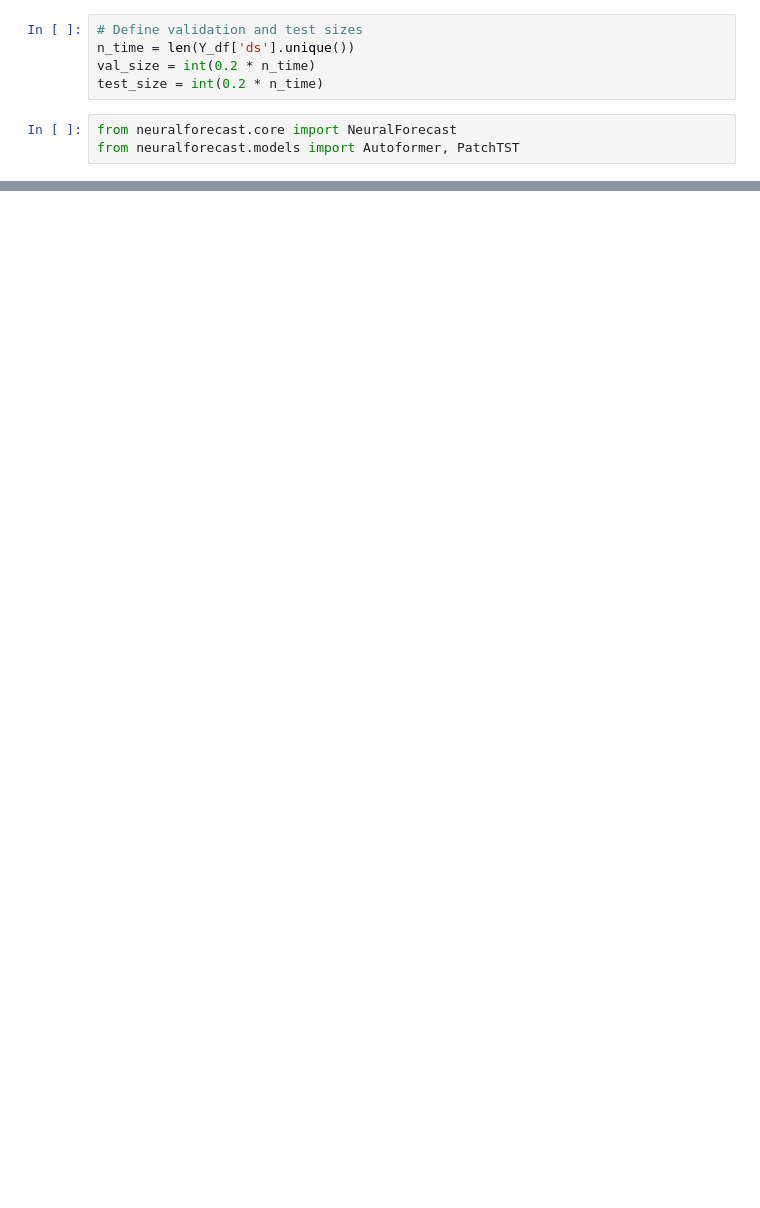
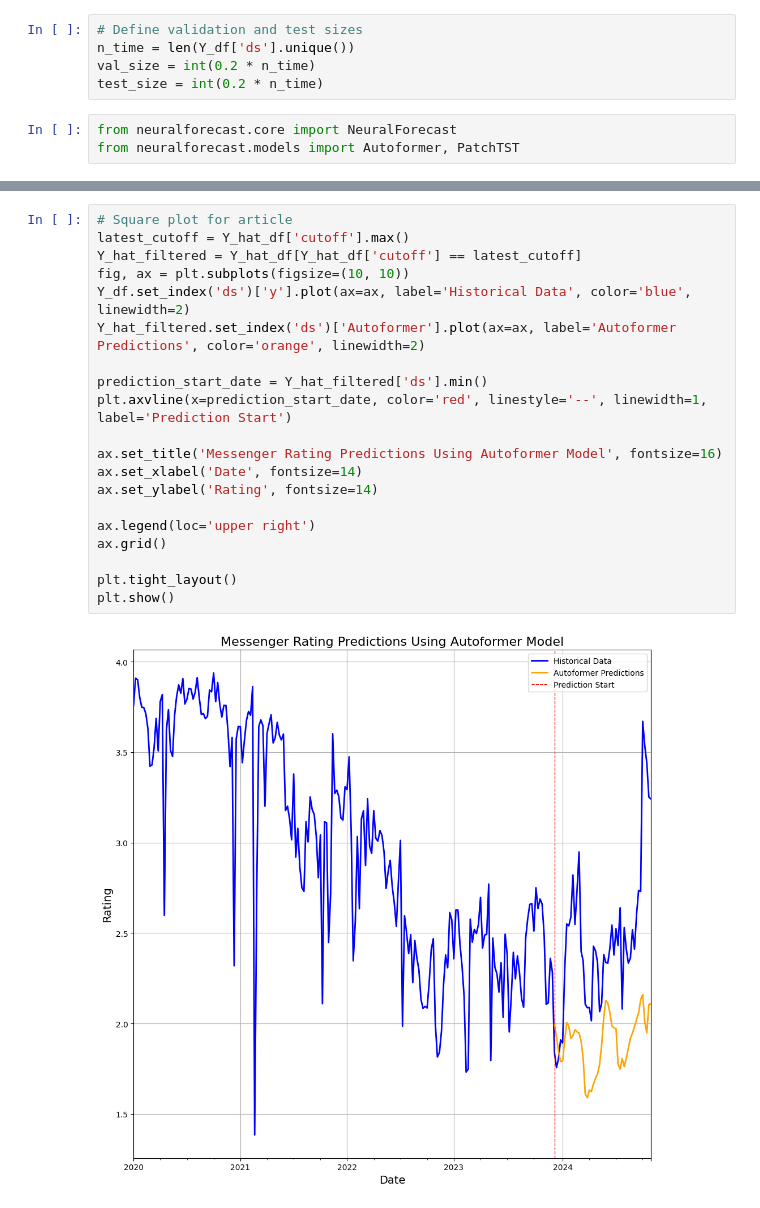
Before and after one commit to tangkimson/STAT-3011, a Jupyter notebook: Notebook/Autoformer&PatchTST_messenger_validate.ipynb, the cells around one changed output, grey strips where cells are left out. Saved outputs shown, nothing was run; the diff lists cells and outputs as text; blank space fills up the shorter version.

Commit message:
build: plot new graph for articles and execute all models

```diff
--- a/Notebook/Autoformer&PatchTST_messenger_validate.ipynb
+++ b/Notebook/Autoformer&PatchTST_messenger_validate.ipynb
@@ -146,0 +226,22 @@ print(f'PatchTST - MAE: {mae_patchtst:.3f}, RSE: {rse_patchtst:.3f}, MRSE: {mrse
+# %%
+# Square plot for article
+latest_cutoff = Y_hat_df['cutoff'].max()
+Y_hat_filtered = Y_hat_df[Y_hat_df['cutoff'] == latest_cutoff]
+fig, ax = plt.subplots(figsize=(10, 10))
+Y_df.set_index('ds')['y'].plot(ax=ax, label='Historical Data', color='blue', linewidth=2)
+Y_hat_filtered.set_index('ds')['Autoformer'].plot(ax=ax, label='Autoformer Predictions', color='orange', linewidth=2)
+
+prediction_start_date = Y_hat_filtered['ds'].min()
+plt.axvline(x=prediction_start_date, color='red', linestyle='--', linewidth=1, label='Prediction Start')
+
+ax.set_title('Messenger Rating Predictions Using Autoformer Model', fontsize=16)
+ax.set_xlabel('Date', fontsize=14)
+ax.set_ylabel('Rating', fontsize=14)
+
+ax.legend(loc='upper right')
+ax.grid()
+
+plt.tight_layout()
+plt.show()
+# %% [output]
+[figure, added]
```
Also changed, not shown: parts of 8 cells of this notebook, 3 other files.
